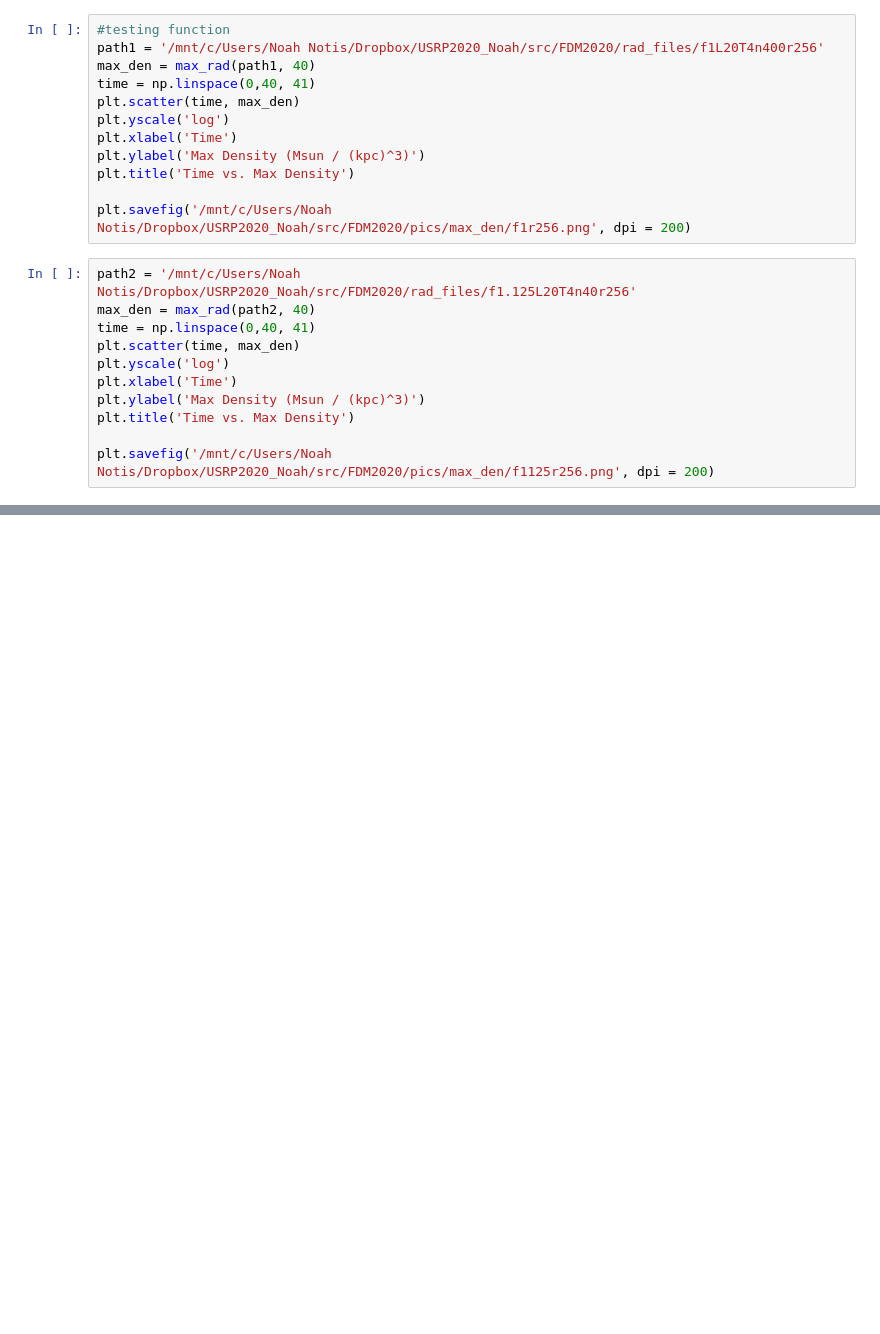
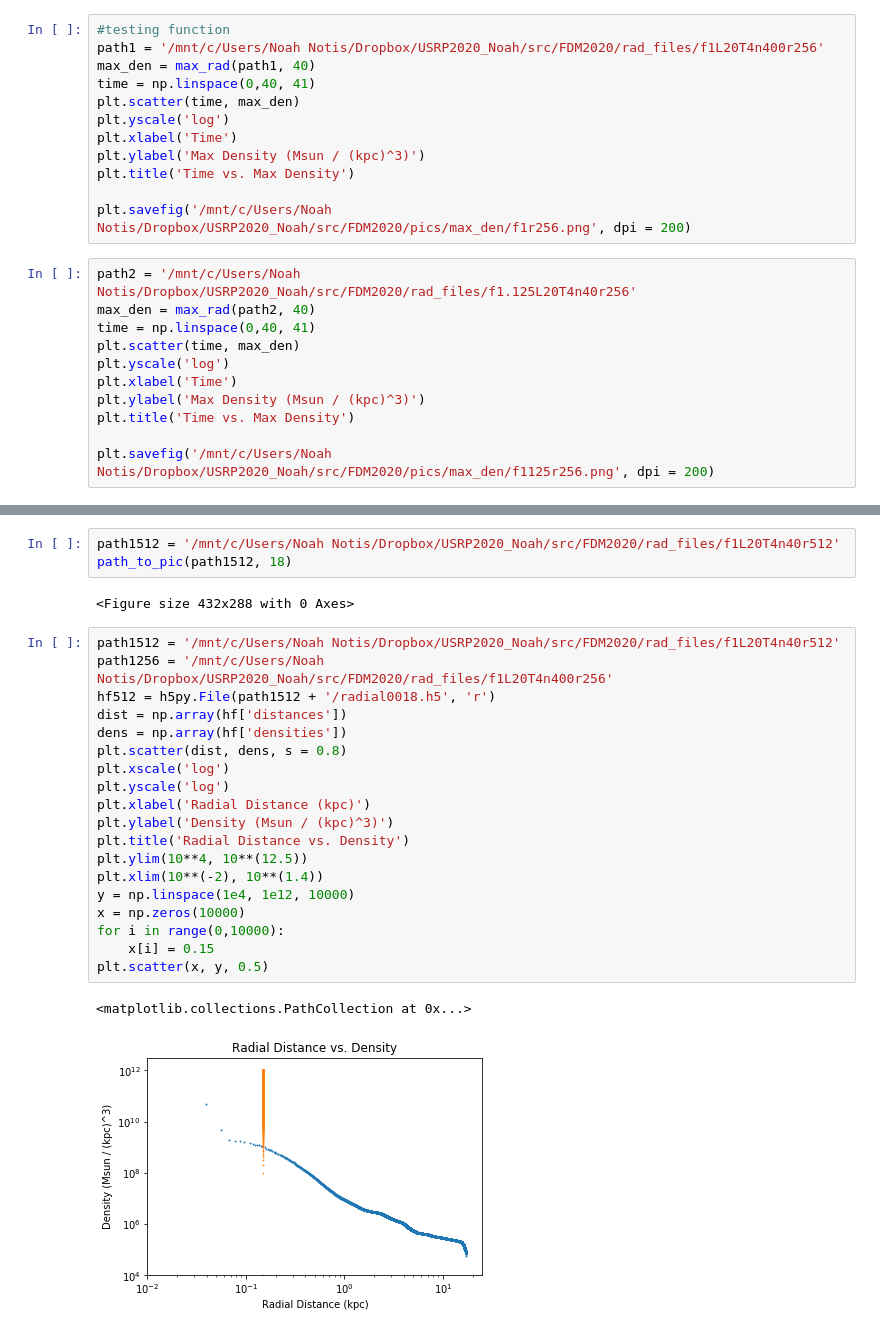
Before and after one commit to mnotis/FDM2020, a Jupyter notebook: Radial Profile.ipynb, the cells around one changed output, grey strips where cells are left out. Saved outputs shown, nothing was run; the diff lists cells and outputs as text; blank space fills up the shorter version.

```diff
--- a/Radial Profile.ipynb
+++ b/Radial Profile.ipynb
@@ -1133,0 +1153,27 @@ plt.savefig('/mnt/c/Users/Noah Notis/Dropbox/USRP2020_Noah/src/FDM2020/pics/max_
+# %%
+path1512 = '/mnt/c/Users/Noah Notis/Dropbox/USRP2020_Noah/src/FDM2020/rad_files/f1L20T4n40r512'
+path_to_pic(path1512, 18)
+# %% [output]
+<Figure size 432x288 with 0 Axes>
+# %%
+path1512 = '/mnt/c/Users/Noah Notis/Dropbox/USRP2020_Noah/src/FDM2020/rad_files/f1L20T4n40r512'
+path1256 = '/mnt/c/Users/Noah Notis/Dropbox/USRP2020_Noah/src/FDM2020/rad_files/f1L20T4n400r256'
+hf512 = h5py.File(path1512 + '/radial0018.h5', 'r')
+dist = np.array(hf['distances'])
+dens = np.array(hf['densities'])
+plt.scatter(dist, dens, s = 0.8)
+plt.xscale('log')
+plt.yscale('log')
+plt.xlabel('Radial Distance (kpc)')
+plt.ylabel('Density (Msun / (kpc)^3)')
+plt.title('Radial Distance vs. Density')
+plt.ylim(10**4, 10**(12.5))
+plt.xlim(10**(-2), 10**(1.4))
+y = np.linspace(1e4, 1e12, 10000)
+x = np.zeros(10000)
+for i in range(0,10000):
+    x[i] = 0.15
+plt.scatter(x, y, 0.5)
+# %% [output]
+<matplotlib.collections.PathCollection at 0x...>
+[figure, added]
```
Also changed, not shown: parts of 1 cell of this notebook, 29 other files.
